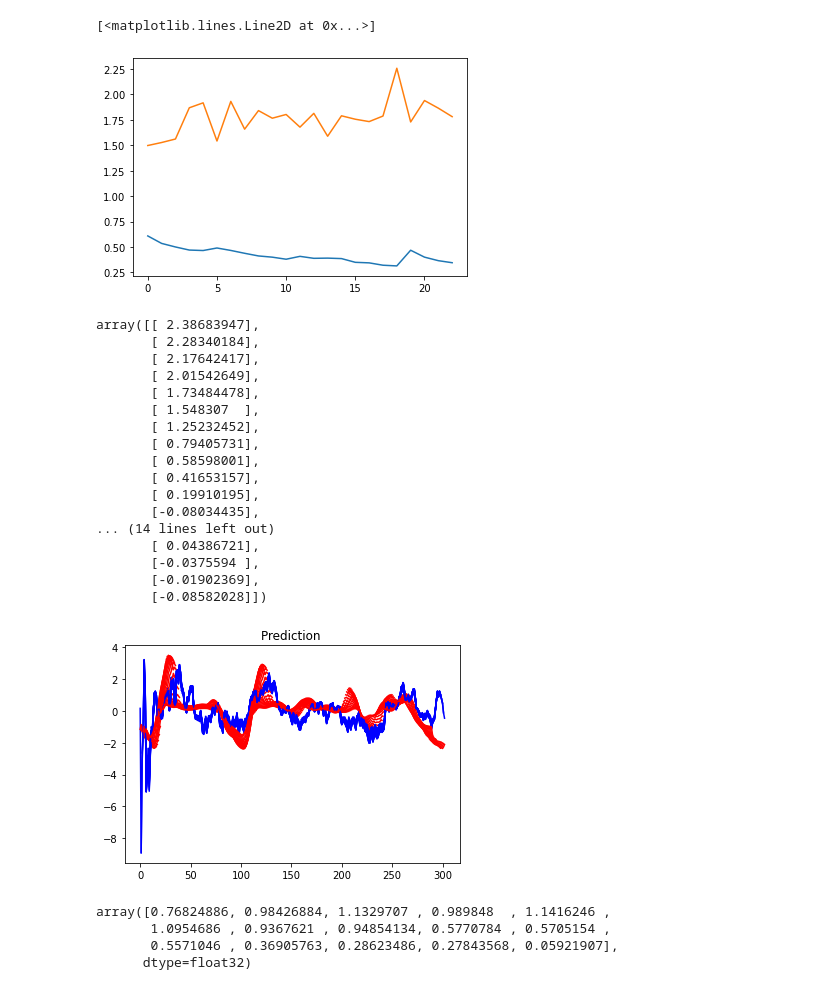
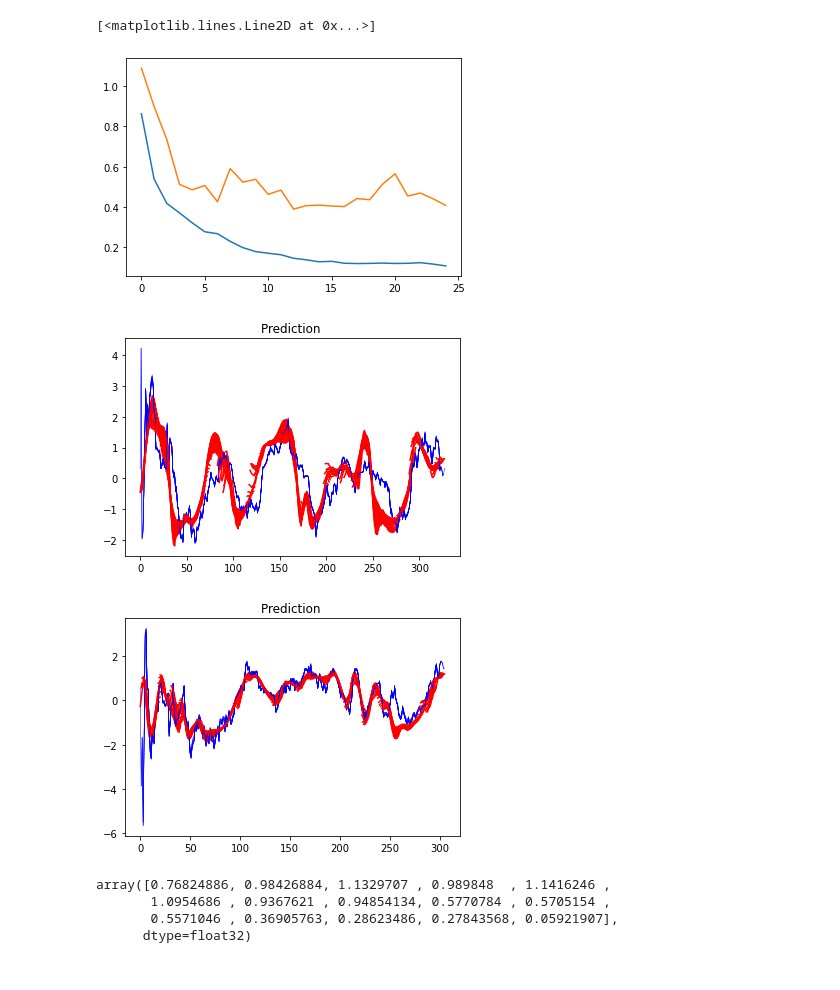
Before and after one commit to stianteien/instradag, a Jupyter notebook: RNN_trial.ipynb, the cells around one changed output. Drawn from its saved outputs; the diff is of its cells as text; code cells hidden in the pictures.

```diff
--- a/RNN_trial.ipynb
+++ b/RNN_trial.ipynb
@@ -145,11 +119,11 @@ datay.shape  # ide: Ta siste x for å finne neste y. Del opp datasettet der ette
 # %%
 model = tf.keras.Sequential()
 
-model.add(tf.keras.layers.LSTM(input_dim=datax.shape[2], units=256, return_sequences=True))
+model.add(tf.keras.layers.LSTM(input_dim=dataxes[0].shape[2], units=256, return_sequences=True))
 model.add(tf.keras.layers.Dropout(0.2))
 model.add(tf.keras.layers.LSTM(units=264, return_sequences=False))
 model.add(tf.keras.layers.Dropout(0.2))
-model.add(tf.keras.layers.Dense(datay.shape[1]))
+model.add(tf.keras.layers.Dense(datayes[0].shape[1]))
 
 model.compile(optimizer='adam', loss='mse')
 
@@ -174,7 +148,8 @@ Trainable params: 818,343
 Non-trainable params: 0
 _________________________________________________________________
 # %%
-history = model.fit(datax, datay, epochs=25, batch_size=64, validation_split=0.2)#,
+for i in range(len(dataxes)):
+    history = model.fit(dataxes[i], datayes[i], epochs=10, batch_size=64, validation_split=0.2, verbose=1)#,
          ##callbacks= [keras.callbacks.EarlyStopping(
                                   #  monitor='val_loss', patience=10, restore_best_weights=True)])
 # %% [output]
@@ -198,45 +173,30 @@ Epoch 25/25
 # %%
-plt.plot(history.history['loss'][2:])
-plt.plot(history.history['val_loss'][2:])
+plt.plot(history.history['loss'])
+plt.plot(history.history['val_loss'])
 # %% [output]
 [<matplotlib.lines.Line2D at 0x...>]
-[figure, old version]
+[figure, new version]
-# %%
-predict = model.predict(datax)
-# %%
-datax[20]
-# %% [output]
-array([[ 2.38683947],
-       [ 2.28340184],
-       [ 2.17642417],
-       [ 2.01542649],
-       [ 1.73484478],
-       [ 1.548307  ],
-       [ 1.25232452],
-       [ 0.79405731],
-       [ 0.58598001],
-       [ 0.41653157],
-       [ 0.19910195],
-       [-0.08034435],
-... (14 lines left out)
-       [ 0.04386721],
-       [-0.0375594 ],
-       [-0.01902369],
-       [-0.08582028]])
+# %%
+predicts = []
+for i in dataxes:
+    predict = model.predict(i)
+    predicts.append(predict)
 # %%
-for i in range(len(datay)):
-    plt.plot(range(i,i+15), datay[i], c='blue')
-    plt.plot(range(i,i+15), predict[i], c='red')
+for j in range(len(dataxes)):
+    for i in range(len(datayes[j])):
+        plt.plot(range(i,i+10), datayes[j][i], c='blue', linewidth=0.5)
+        plt.plot(range(i,i+10), predicts[j][i], c='red')
 
-#plt.plot(range(0,15), datay[19], label='true')
-#plt.plot(range(1,16), datay[20], label='true')
-#plt.plot(range(1,16), predict[20], label='predicted')
-#plt.legend()
-plt.title('Prediction ')
-plt.savefig('images/RNN_15_ahead')
-plt.show()
+    #plt.plot(range(0,15), datay[19], label='true')
+    #plt.plot(range(1,16), datay[20], label='true')
+    #plt.plot(range(1,16), predict[20], label='predicted')
+    #plt.legend()
+    plt.title('Prediction ')
+    #plt.savefig('images/RNN_15_ahead')
+    plt.show()
 # %% [output]
-[figure, old version]
+[figure, new version]
+[figure, added]
 # %%
 predict[0]
 # %% [output]
```
Also changed, not shown: parts of 12 cells of this notebook.
